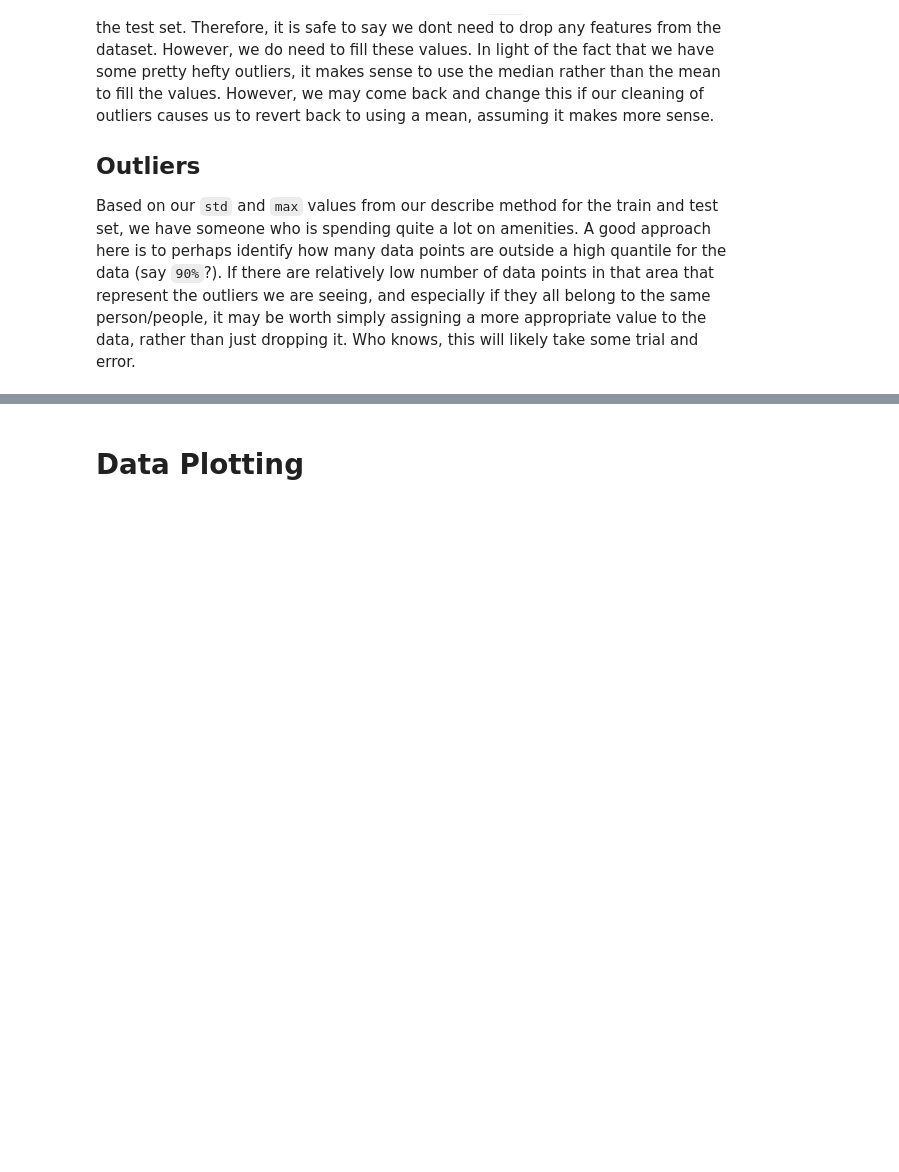
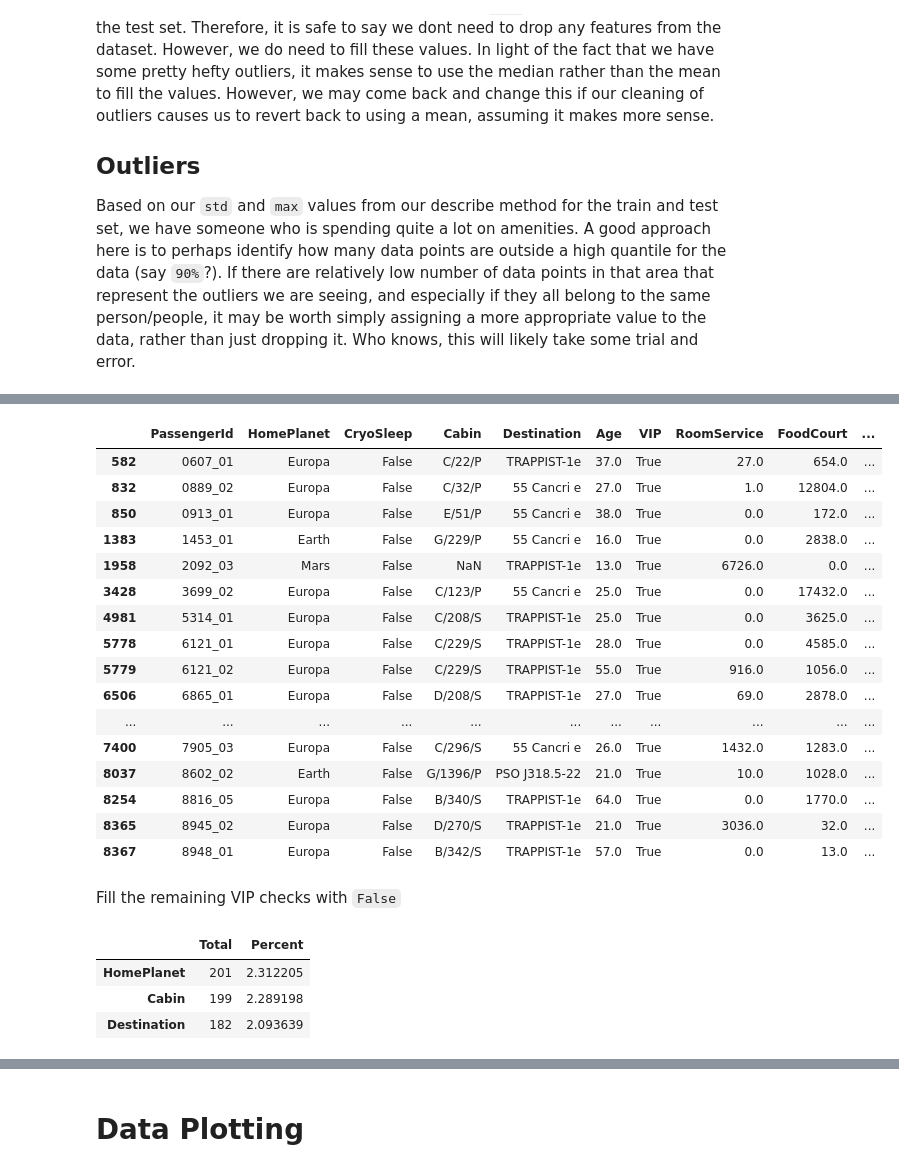
Before and after one commit to mattgpaul/Spaceship-Titanic, a Jupyter notebook: spaceship-titanic.ipynb, the cells around one changed output, grey strips where cells are left out. Saved outputs shown, nothing was run; the diff lists cells and outputs as text; code cells hidden in the pictures; blank space fills up the shorter version.

```diff
--- a/spaceship-titanic.ipynb
+++ b/spaceship-titanic.ipynb
@@ -239,0 +285,4 @@ AttributeError: 'Series' object has no attribute 'nonzero'
+# %%
+train['TotalExpenses'] = train[numbers_no_age].sum(axis=1)
+test['TotalExpenses'] = test[numbers_no_age].sum(axis=1)
+train
@@ -239,0 +305,16 @@ AttributeError: 'Series' object has no attribute 'nonzero'
+# %%
+train_empty_names = train[(train['Name'].isnull())].index
+test_empty_names = test[(test['Name'].isnull())].index
+
+train_names = []
+test_names = []
+for i in range(len(train_empty_names)):
+    train_names.append(names.get_full_name())
+
+for i in range(len(test_empty_names)):
+    test_names.append(names.get_full_name())
+
+train.loc[train_empty_names, 'Name'] = train_names
+test.loc[test_empty_names, 'Name'] = test_names
+
+train.loc[train_empty_names]
@@ -239,0 +335,4 @@ AttributeError: 'Series' object has no attribute 'nonzero'
+# %%
+train[['First','Last']] = train['Name'].str.split(expand=True)
+test[['First','Last']] = test['Name'].str.split(expand=True)
+train.head()
@@ -239,0 +346,4 @@ AttributeError: 'Series' object has no attribute 'nonzero'
+# %%
+train['FamilySize'] = train.groupby('Last')['Last'].transform('count')
+test['FamilySize'] = test.groupby('Last')['Last'].transform('count')
+train
@@ -239,0 +408,29 @@ AttributeError: 'Series' object has no attribute 'nonzero'
+# %%
+VIP_threshold = train[(train['VIP'] == True) & (train['TotalExpenses'] > 0.0)]['TotalExpenses'].median()
+
+train_vip_index = train[(train['VIP'].isnull()) & (train['TotalExpenses'] >= VIP_threshold)].index
+test_vip_index = test[(test['VIP'].isnull()) & (test['TotalExpenses'] >= VIP_threshold)].index
+
+train.loc[train_vip_index, 'VIP'] = train.loc[train_vip_index, 'VIP'].fillna(True)
+test.loc[test_vip_index, 'VIP'] = test.loc[test_vip_index, 'VIP'].fillna(True)
+train.loc[train_vip_index]
+# %% [output]
+|  | PassengerId | HomePlanet | CryoSleep | Cabin | Destination | Age | VIP | RoomService | FoodCourt | ... |
+| 582 | 0607_01 | Europa | False | C/22/P | TRAPPIST-1e | 37.0 | True | 27.0 | 654.0 | ... |
+| 832 | 0889_02 | Europa | False | C/32/P | 55 Cancri e | 27.0 | True | 1.0 | 12804.0 | ... |
+| 850 | 0913_01 | Europa | False | E/51/P | 55 Cancri e | 38.0 | True | 0.0 | 172.0 | ... |
+| 1383 | 1453_01 | Earth | False | G/229/P | 55 Cancri e | 16.0 | True | 0.0 | 2838.0 | ... |
+| 1958 | 2092_03 | Mars | False | NaN | TRAPPIST-1e | 13.0 | True | 6726.0 | 0.0 | ... |
+| 3428 | 3699_02 | Europa | False | C/123/P | 55 Cancri e | 25.0 | True | 0.0 | 17432.0 | ... |
+| 4981 | 5314_01 | Europa | False | C/208/S | TRAPPIST-1e | 25.0 | True | 0.0 | 3625.0 | ... |
+| 5778 | 6121_01 | Europa | False | C/229/S | TRAPPIST-1e | 28.0 | True | 0.0 | 4585.0 | ... |
+| 5779 | 6121_02 | Europa | False | C/229/S | TRAPPIST-1e | 55.0 | True | 916.0 | 1056.0 | ... |
+| 6506 | 6865_01 | Europa | False | D/208/S | TRAPPIST-1e | 27.0 | True | 69.0 | 2878.0 | ... |
+| ... | ... | ... | ... | ... | ... | ... | ... | ... | ... | ... |
+| 7400 | 7905_03 | Europa | False | C/296/S | 55 Cancri e | 26.0 | True | 1432.0 | 1283.0 | ... |
+| 8037 | 8602_02 | Earth | False | G/1396/P | PSO J318.5-22 | 21.0 | True | 10.0 | 1028.0 | ... |
+| 8254 | 8816_05 | Europa | False | B/340/S | TRAPPIST-1e | 64.0 | True | 0.0 | 1770.0 | ... |
+| 8365 | 8945_02 | Europa | False | D/270/S | TRAPPIST-1e | 21.0 | True | 3036.0 | 32.0 | ... |
+| 8367 | 8948_01 | Europa | False | B/342/S | TRAPPIST-1e | 57.0 | True | 0.0 | 13.0 | ... |
+# %% [markdown]
+Fill the remaining VIP checks with `False`
@@ -239,0 +440,7 @@ AttributeError: 'Series' object has no attribute 'nonzero'
+# %%
+MissingData(train)
+# %% [output]
+|  | Total | Percent |
+| HomePlanet | 201 | 2.312205 |
+| Cabin | 199 | 2.289198 |
+| Destination | 182 | 2.093639 |
```
Also changed, not shown: parts of 43 cells of this notebook, 1 other file.
